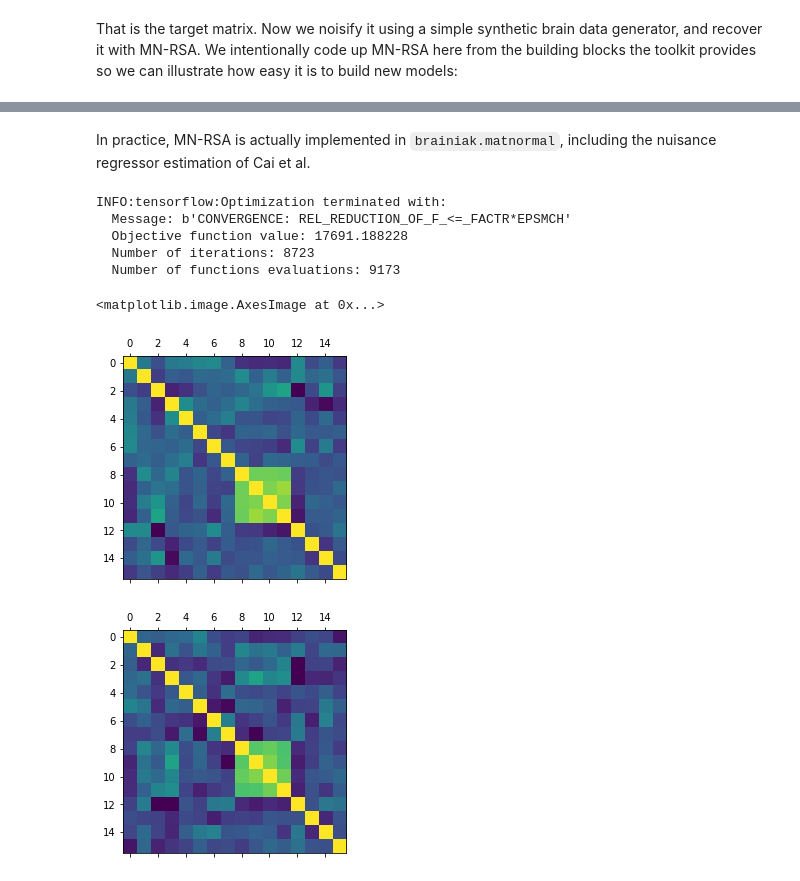
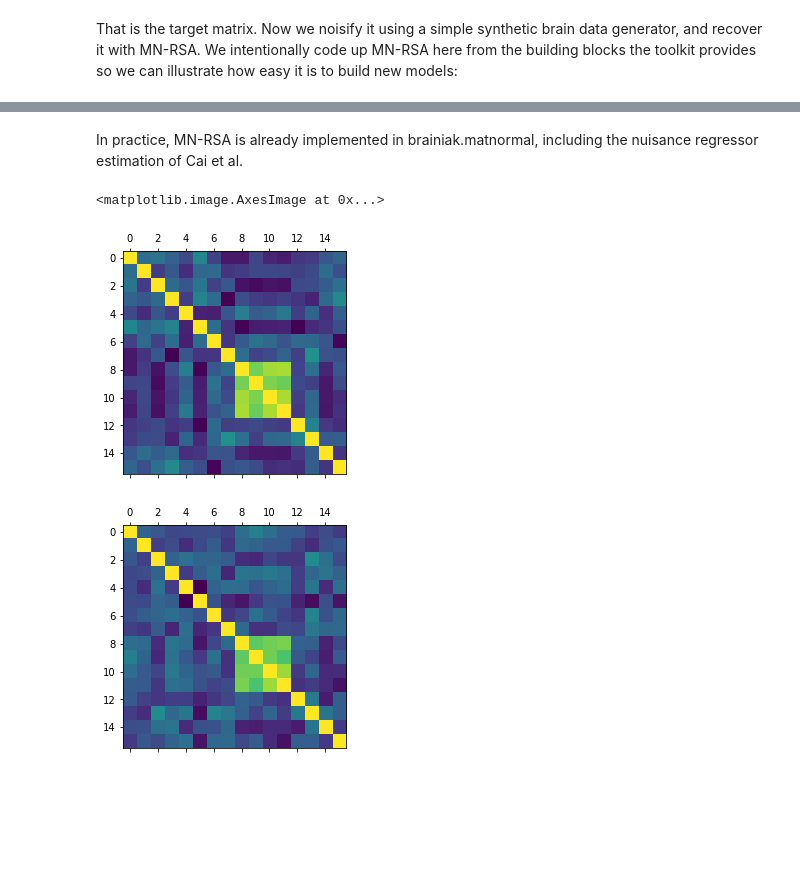
Before and after one commit to brainiak/brainiak, a Jupyter notebook: examples/matnormal/MN-RSA.ipynb, the cells around one changed output, grey strips where cells are left out. Drawn from its saved outputs; the diff is of its cells as text; code cells hidden in the pictures; blank space fills up the shorter version.

Commit message:
Update example with new way of doing things

```diff
--- a/examples/matnormal/MN-RSA.ipynb
+++ b/examples/matnormal/MN-RSA.ipynb
@@ -99,6 +99,7 @@ Now we notice that we can still apply our cholesky-inverse-solve trick because t
 
 Now here is an example:
 # %%
+%load_ext nb_black
 import scipy
 from scipy.stats import norm
 from scipy.special import expit as inv_logit
@@ -106,22 +107,23 @@ import numpy as np
 from numpy.linalg import cholesky
 import matplotlib.pyplot as plt
 
+
 def rmn(rowcov, colcov):
     # generate random draws from a zero-mean matrix-normal distribution
     Z = norm.rvs(norm.rvs(size=(rowcov.shape[0], colcov.shape[0])))
-    return(cholesky(rowcov).dot(Z).dot(cholesky(colcov)))
+    return cholesky(rowcov).dot(Z).dot(cholesky(colcov))
 
 
 def make_ar1_with_lowrank_covmat(size, rank):
     """ Generate a random covariance that is AR1 with added low rank structure
     """
     sigma = np.abs(norm.rvs())
-    rho = np.random.uniform(-1,0)
-    offdiag_template = scipy.linalg.toeplitz(np.r_[0, 1, np.zeros(size-2)])
-    diag_template = np.diag(np.r_[0,np.ones(size-2),0])
+    rho = np.random.uniform(-1, 0)
+    offdiag_template = scipy.linalg.toeplitz(np.r_[0, 1, np.zeros(size - 2)])
+    diag_template = np.diag(np.r_[0, np.ones(size - 2), 0])
     I = np.eye(size)
 
-    prec_matrix = (I - rho * offdiag_template + rho**2 * diag_template) / (sigma**2)
+    prec_matrix = (I - rho * offdiag_template + rho ** 2 * diag_template) / (sigma ** 2)
     lowrank_matrix = norm.rvs(size=(size, rank))
     return np.linalg.inv(prec_matrix) + lowrank_matrix.dot(lowrank_matrix.T)
 
@@ -133,7 +135,7 @@ def gen_data(n_T, n_V, space_cov, time_cov):
     U = np.eye(n_C) * 0.6
     U[8:12, 8:12] = 0.8
     for cond in range(8, 12):
-        U[cond,cond] = 1
+        U[cond, cond] = 1
 
     beta = rmn(U, space_cov)
 
@@ -144,6 +146,7 @@ def gen_data(n_T, n_V, space_cov, time_cov):
     Y = Y_hat + rmn(time_cov, space_cov)
 
     return beta, X, Y, U
+
 
 n_T = 100
 n_V = 80
@@ -218,30 +226,29 @@ INFO:tensorflow:Optimization terminated with:
 # %% [markdown]
-In practice, MN-RSA is actually implemented in `brainiak.matnormal`, including the nuisance regressor estimation of Cai et al.
+In practice, MN-RSA is already implemented in brainiak.matnormal, including the nuisance regressor estimation of Cai et al.
 # %%
-from brainiak.matnormal import MNRSA
+from brainiak.matnormal.mnrsa import MNRSA
+from brainiak.matnormal.covs import CovIdentity
 from sklearn.linear_model import LinearRegression
 
 # beta_series RSA
 model_linreg = LinearRegression(fit_intercept=False)
 model_linreg.fit(true_X, true_Y)
 beta_series = model_linreg.coef_
 naive_RSA = np.corrcoef(beta_series.T)
 
 # MN-RSA
-model_matnorm = MNRSA(time_cov=time_cov,
-                            space_cov=space_cov, n_nureg=3)
+space_cov = CovDiagonal(size=n_V)
+time_cov = CovAR1(size=n_T)
+
+model_matnorm = MNRSA(time_cov=time_cov, space_cov=space_cov, n_nureg=3)
 
 model_matnorm.fit(true_Y, true_X)
 
-# very similar on this toy data but in real settings may be more different.
+# very similar on this toy data but as we show in the paper can be very different
+# in other examples
 plt.matshow(model_matnorm.C_)
 plt.matshow(naive_RSA)
 # %% [output]
-INFO:tensorflow:Optimization terminated with:
-  Message: b'CONVERGENCE: REL_REDUCTION_OF_F_<=_FACTR*EPSMCH'
-  Objective function value: 17691.188228
-  Number of iterations: 8723
-  Number of functions evaluations: 9173
+<matplotlib.image.AxesImage at 0x...>
-<matplotlib.image.AxesImage at 0x...>
-[figure, old version]
+[figure, new version]
-[figure, old version]
+[figure, new version]
```
Also changed, not shown: parts of 3 cells of this notebook.
